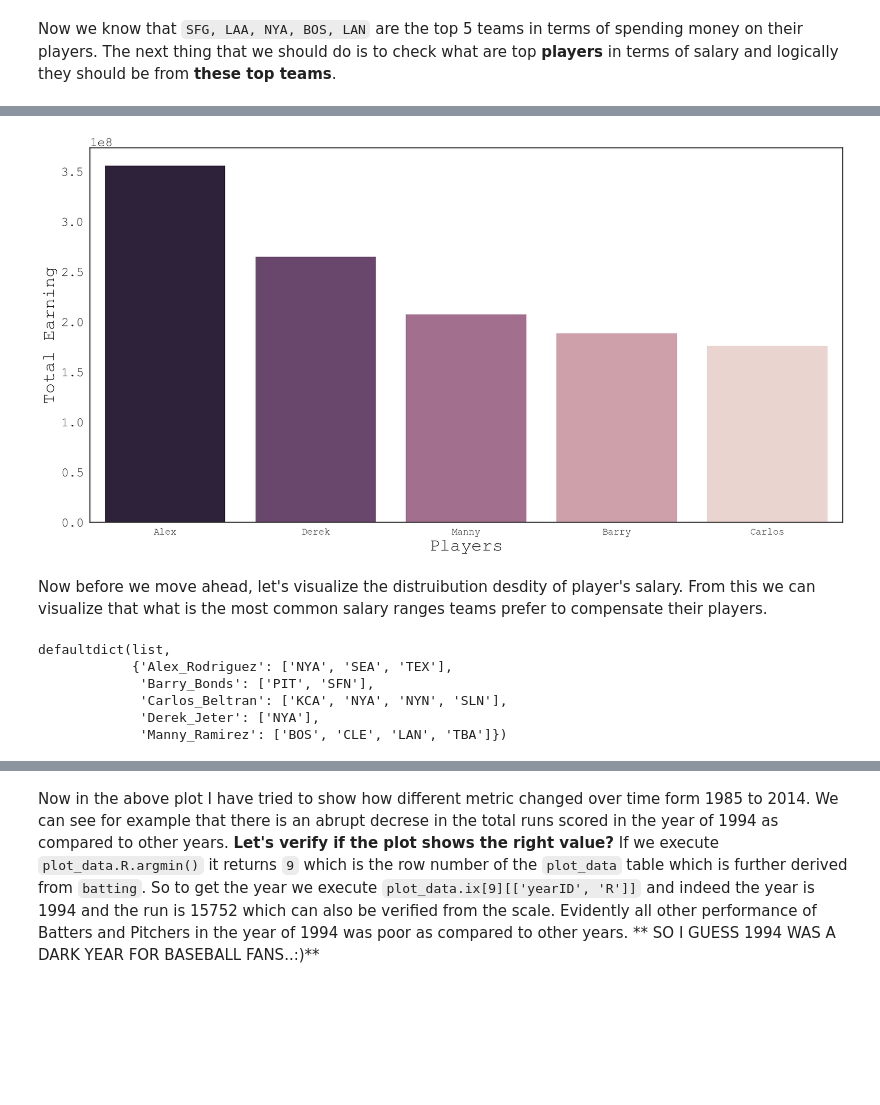
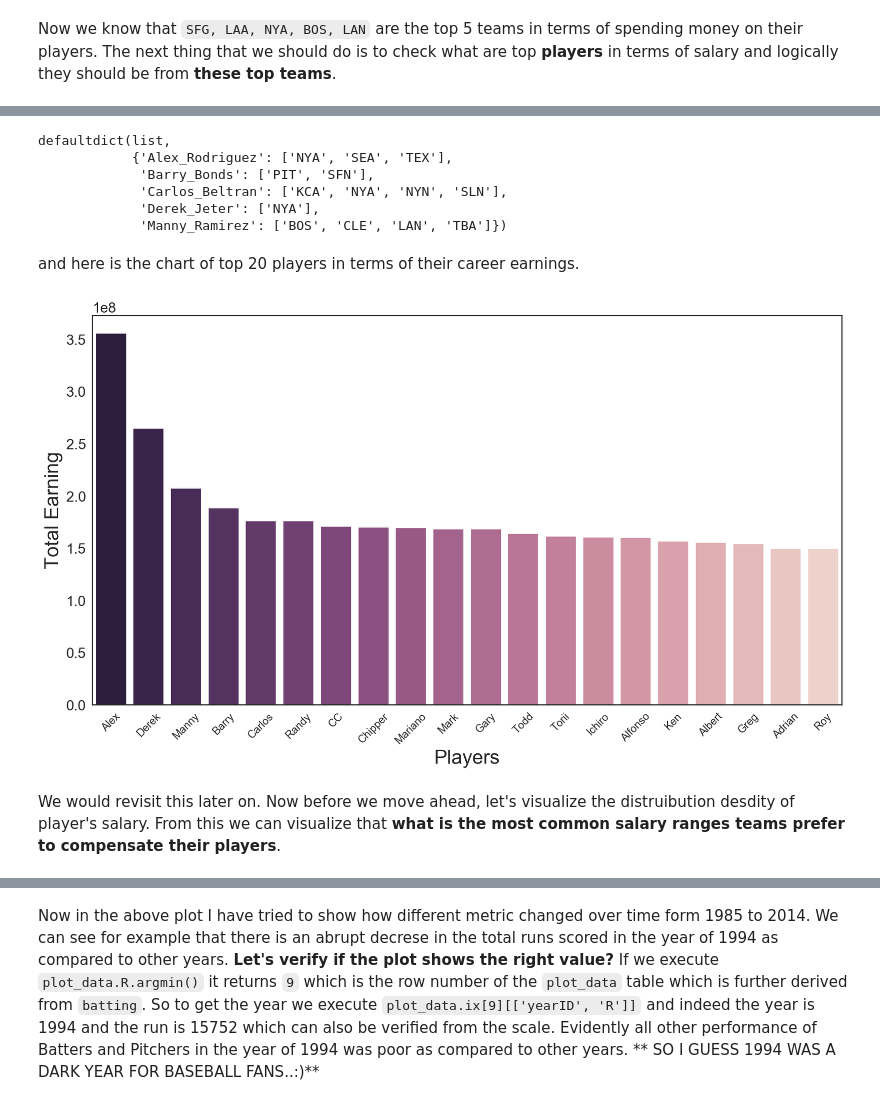
Before and after one commit to MayukhSobo/BaseBall, a Jupyter notebook: src/Baseball.ipynb, the cells around one changed output, grey strips where cells are left out. Cells and saved outputs as stored; diff of their text form; code cells hidden in the pictures; blank space fills up the shorter version.

```diff
--- a/src/Baseball.ipynb
+++ b/src/Baseball.ipynb
@@ -22,9 +52,0 @@ warnings.filterwarnings('ignore')
-# %%
-pd.set_option('display.float_format', lambda x: '%.3f' % x)
-%config InlineBackend.figure_format = 'retina'
-rc={'font.size': 22, 'axes.labelsize': 22, 'legend.fontsize': 22.0,
-    'axes.titlesize': 22, 'xtick.labelsize': 12, 'ytick.labelsize': 16,
-    'font.family':'monospace', 'font.monospace': 'Courier New',
-    'legend.fontsize': 15.0, 'figure.figsize': [15, 8]}
-plt.rcParams.update(**rc)
-sns.set(style='white', rc=rc)
@@ -32,6 +61,7 @@ sns.set(style='white', rc=rc)
 ###### Resolve the path of the data source #######
 ROOT = r'../res/baseball'
 # -----  team data ----- #
-_salary = os.path.join(ROOT, 'Salaries.csv')
-_master = os.path.join(ROOT, 'Master.csv')
-_teams = os.path.join(ROOT, 'Teams.csv')
+from core import BaseballModel
+model = BaseballModel(ROOT)
+salary = model.salary
+master = model.master
@@ -38,9 +71,6 @@ _teams = os.path.join(ROOT, 'Teams.csv')
 # %%
-##### Read the data files #######
-data_1 = pd.read_csv(_salary)
-master = pd.read_csv(_master)
 ####### Creating data_1 and pulling the fileds form csvs that we need only #######
 required_master_cols = ['playerID', 'nameFirst', 'nameLast',
                         'weight', 'height', 'bats', 'throws']
-data_1 = data_1.merge(master[required_master_cols], on='playerID', how='inner')
+data_1 = salary.merge(master[required_master_cols], on='playerID', how='inner')
 data_1['fullName'] = data_1['nameFirst'] + '_' + data_1['nameLast']
@@ -65,48 +99,51 @@ Now we know that `SFG, LAA, NYA, BOS, LAN` are the top 5 teams in terms of spend
 # %%
 plot_data = data_1.groupby(['fullName'], as_index=False)['salary'].sum()
 plot_data.sort_values(['salary'], inplace=True, ascending=False)
-ten_most_expensive_players = plot_data.fullName.head(n=5)
+five_most_expensive_players = plot_data.fullName.head(n=5)
 
 ###########  this part is important for later use   ##########
 # It stores the top 10 players and their teams they played #
-tc = []
-g=data_1[data_1.fullName.isin(ten_most_expensive_players)].groupby(['fullName'
-                                                                   ,'teamID'])
-for k, gr in g:
-    tc.append(k)
+
+g=data_1[data_1.fullName.isin(five_most_expensive_players)].groupby(['fullName'
+                                                                    ,'teamID'])
+tc = [k for k, gr in g]
+from collections import defaultdict
+their_clubs = defaultdict(list)
+for player, team in tc:
+    their_clubs[player].append(team)
+their_clubs
 ##############################################################
+# %% [output]
+defaultdict(list,
+            {'Alex_Rodriguez': ['NYA', 'SEA', 'TEX'],
+             'Barry_Bonds': ['PIT', 'SFN'],
+             'Carlos_Beltran': ['KCA', 'NYA', 'NYN', 'SLN'],
+             'Derek_Jeter': ['NYA'],
+             'Manny_Ramirez': ['BOS', 'CLE', 'LAN', 'TBA']})
+# %% [markdown]
+and here is the chart of top 20 players in terms of their career earnings.
 # %%
-# getting only the top 10 players
+# getting only the top 20 players
+ten_most_expensive_players = plot_data.fullName.head(n=20)
 plot_data = plot_data[plot_data.fullName.isin(ten_most_expensive_players)]
 # fixing the structure for seaborn plot
 plot_data = plot_data.reset_index().drop('index', axis=1)
 # Plotting the top 10 players #
 ax = sns.barplot(x="fullName", y="salary", data=plot_data,
-                 palette=sns.cubehelix_palette(5, reverse=True))
+                 palette=sns.cubehelix_palette(20, reverse=True),
+                 saturation=1)
 # printing only the firstName
 ax.set(xticklabels=[*map(lambda e: e.split('_')[0],
                          plot_data.fullName)])
 ax.set(xlabel='Players', ylabel='Total Earning')
+plt.xticks(rotation=45)
 plt.show()
 ##############################
 # %% [output]
-[figure, old version]
+[figure, new version]
 # %% [markdown]
-Now before we move ahead, let's visualize the distruibution desdity of player's salary. From this we can visualize that what is the most common salary ranges teams prefer to compensate their players.
+We would revisit this later on.
+Now before we move ahead, let's visualize the distruibution desdity of player's salary. From this we can visualize that **what is the most common salary ranges teams prefer to compensate their players**.
-# %%
-from collections import defaultdict
-their_clubs = defaultdict(list)
-for player, team in tc:
-    their_clubs[player].append(team)
-their_clubs
-# data_1
-# %% [output]
-defaultdict(list,
-            {'Alex_Rodriguez': ['NYA', 'SEA', 'TEX'],
-             'Barry_Bonds': ['PIT', 'SFN'],
-             'Carlos_Beltran': ['KCA', 'NYA', 'NYN', 'SLN'],
-             'Derek_Jeter': ['NYA'],
-             'Manny_Ramirez': ['BOS', 'CLE', 'LAN', 'TBA']})
 # %%
 from scipy import stats, integrate
 ax = sns.distplot(data_1.salary, bins=50, kde=True,
```
Also changed, not shown: parts of 56 cells of this notebook, 4 other files.
